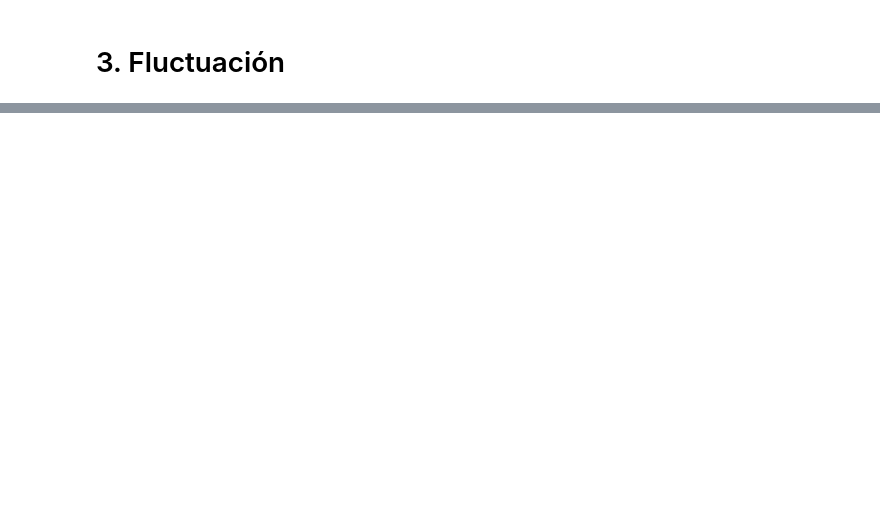
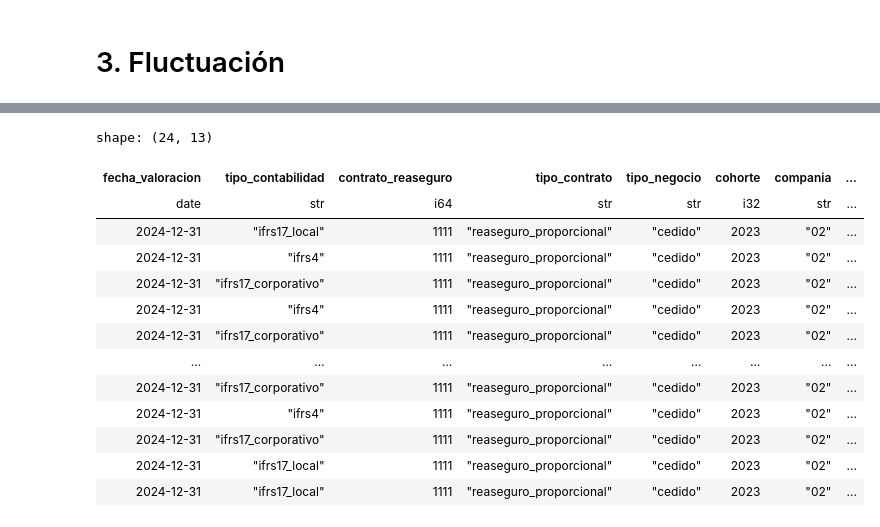
Before and after one commit to sebastobone/prototipo-pcr, a Jupyter notebook: prototipo_pcr/notebook_proceso.ipynb, the cells around one changed output, grey strips where cells are left out. Cells and saved outputs as stored; diff of their text form; code cells hidden in the pictures; blank space fills up the shorter version.

```diff
--- a/prototipo_pcr/notebook_proceso.ipynb
+++ b/prototipo_pcr/notebook_proceso.ipynb
@@ -480,3 +535,21 @@ Donde:
+# %%
+# El historico actualizado se debe guardar
+output_hist_deterioro
+# %% [output]
+shape: (24, 13)
+| fecha_valoracion | tipo_contabilidad | contrato_reaseguro | tipo_contrato | tipo_negocio | cohorte | compania | ... |
+| date | str | i64 | str | str | i32 | str | ... |
+| 2024-12-31 | "ifrs17_local" | 1111 | "reaseguro_proporcional" | "cedido" | 2023 | "02" | ... |
+| 2024-12-31 | "ifrs4" | 1111 | "reaseguro_proporcional" | "cedido" | 2023 | "02" | ... |
+| 2024-12-31 | "ifrs17_corporativo" | 1111 | "reaseguro_proporcional" | "cedido" | 2023 | "02" | ... |
+| 2024-12-31 | "ifrs4" | 1111 | "reaseguro_proporcional" | "cedido" | 2023 | "02" | ... |
+| 2024-12-31 | "ifrs17_corporativo" | 1111 | "reaseguro_proporcional" | "cedido" | 2023 | "02" | ... |
+| … | … | … | … | … | … | … | ... |
+| 2024-12-31 | "ifrs17_corporativo" | 1111 | "reaseguro_proporcional" | "cedido" | 2023 | "02" | ... |
+| 2024-12-31 | "ifrs4" | 1111 | "reaseguro_proporcional" | "cedido" | 2023 | "02" | ... |
+| 2024-12-31 | "ifrs17_corporativo" | 1111 | "reaseguro_proporcional" | "cedido" | 2023 | "02" | ... |
+| 2024-12-31 | "ifrs17_local" | 1111 | "reaseguro_proporcional" | "cedido" | 2023 | "02" | ... |
+| 2024-12-31 | "ifrs17_local" | 1111 | "reaseguro_proporcional" | "cedido" | 2023 | "02" | ... |
 # %% [markdown]
 # 5. Generación del Output Contable
 - Cada output debe mapearse a una Business Transaction BT con su descripción
```
Also changed, not shown: parts of 19 cells of this notebook, 20 other files.
